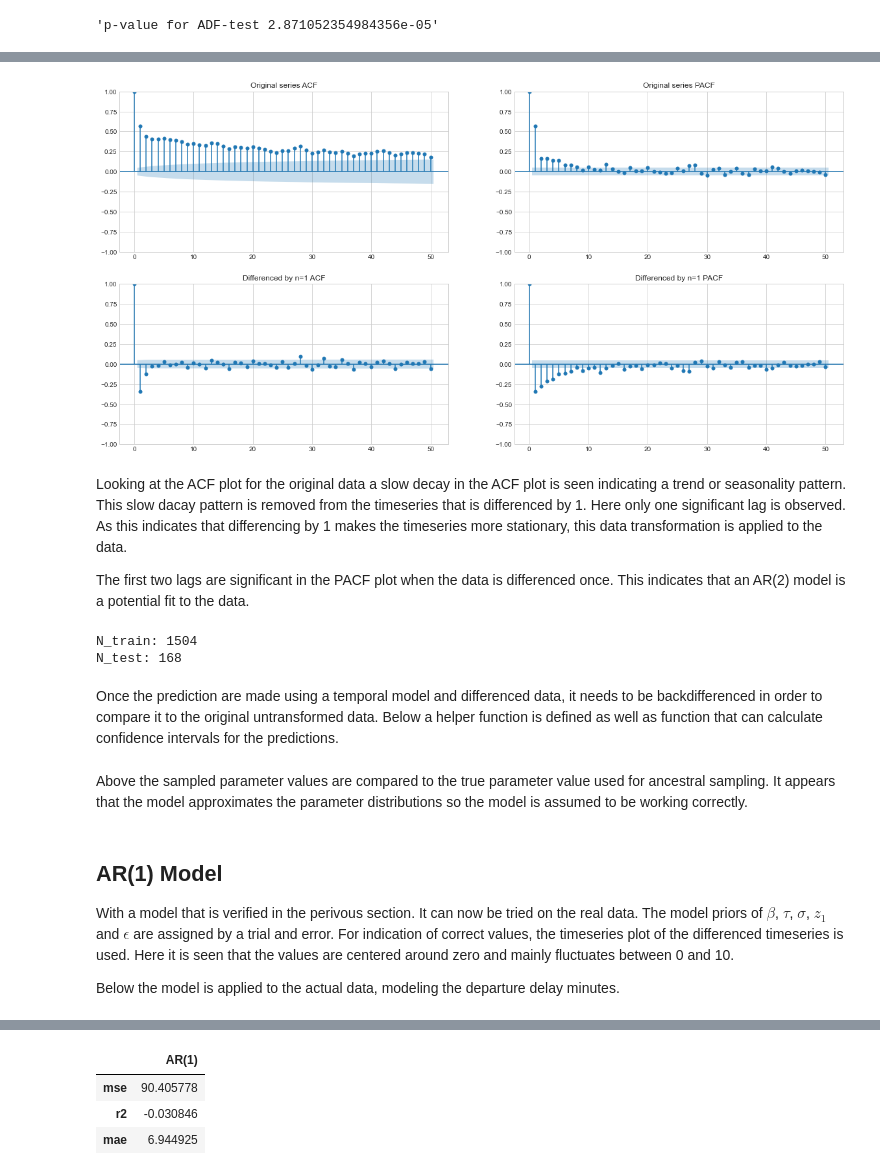
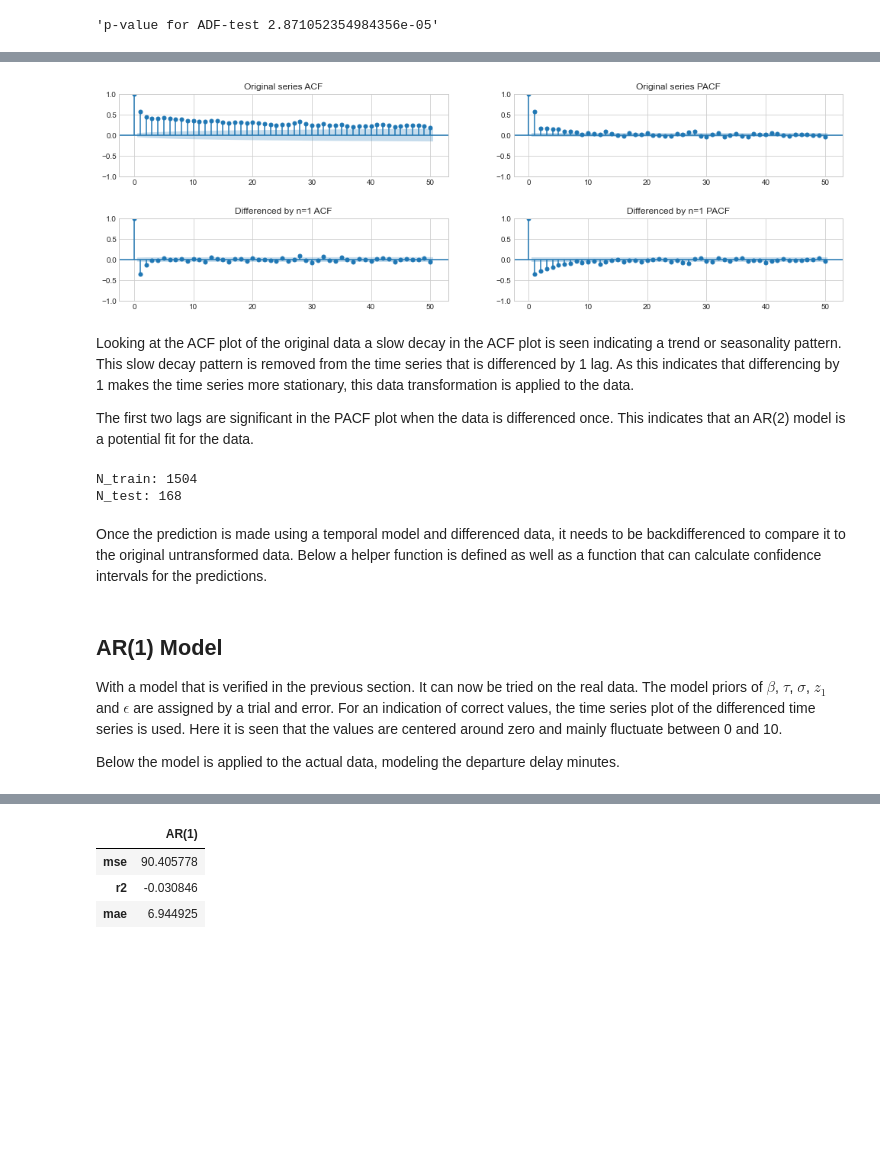
Before and after one commit to oliversvane/MBML-Project-2023, a Jupyter notebook: Arima_Models.ipynb, the cells around one changed output, grey strips where cells are left out. Cells and saved outputs as stored; diff of their text form; code cells hidden in the pictures; blank space fills up the shorter version.

```diff
--- a/Arima_Models.ipynb
+++ b/Arima_Models.ipynb
@@ -353,17 +356,18 @@ By differencing by 1, it seems like a trend in how the depature dalay minutes va
 # %%
-fig, axes = plt.subplots(2,2, figsize=(20,10))
+fig, axes = plt.subplots(2,2, figsize=(17,5))
+plt.subplots_adjust(left=None, bottom=None, right=None, top=None, wspace=None, hspace=0.5)
 axes = axes.flatten()
 sm.graphics.tsa.plot_acf(y,title='Original series ACF',lags=50, ax=axes[0]);
 sm.graphics.tsa.plot_pacf(y,title='Original series PACF',lags=50, ax=axes[1]);
 sm.graphics.tsa.plot_acf(y.diff(1).dropna(),title='Differenced by n=1 ACF',lags=50, ax=axes[2]);
 sm.graphics.tsa.plot_pacf(y.diff(1).dropna(),title='Differenced by n=1 PACF',lags=50, ax=axes[3]);
 plt.savefig('figures/pacf_acf.png', bbox_inches='tight')
 # %% [output]
-[figure, old version]
+[figure, new version]
 # %% [markdown]
-Looking at the ACF plot for the original data a slow decay in the ACF plot is seen indicating a trend or seasonality pattern. This slow dacay pattern is removed from the timeseries that is differenced by 1. Here only one significant lag is observed. As this indicates that differencing by 1 makes the timeseries more stationary, this data transformation is applied to the data.
+Looking at the ACF plot of the original data a slow decay in the ACF plot is seen indicating a trend or seasonality pattern. This slow decay pattern is removed from the time series that is differenced by 1 lag. As this indicates that differencing by 1 makes the time series more stationary, this data transformation is applied to the data.
 
-The first two lags are significant in the PACF plot when the data is differenced once. This indicates that an AR(2) model is a potential fit to the data.
+The first two lags are significant in the PACF plot when the data is differenced once. This indicates that an AR(2) model is a potential fit for the data.
 # %%
 # difference by 1
 df['diff_DepDelayMinutes'] = df['DepDelayMinutes'].diff(1)
@@ -379,14 +383,14 @@ v = df['DepDelayMinutes'].iloc[1:]
 
 # Split in train and test data
 X_train, X_test, y_train, y_test, v_train, v_test = train_test_split(X, y, v, test_size=0.10, shuffle=False)
-# %%
-print("N_train:", len(X_train))
-print("N_test:", len(y_test))
-# %% [output]
-N_train: 1504
-N_test: 168
+# %%
+print("N_train:", len(X_train))
+print("N_test:", len(y_test))
+# %% [output]
+N_train: 1504
+N_test: 168
 # %% [markdown]
-Once the prediction are made using a temporal model and differenced data, it needs to be backdifferenced in order to compare it to the original untransformed data. Below a helper function is defined as well as function that can calculate confidence intervals for the predictions.
+Once the prediction is made using a temporal model and differenced data, it needs to be backdifferenced to compare it to the original untransformed data. Below a helper function is defined as well as a function that can calculate confidence intervals for the predictions.
 # %%
 def BackDifferencing(y_train_undiffed, y_pred, y_train, test_start, lags=1):
 
@@ -422,12 +426,10 @@ def CI95(y_pred):
     Calculated 95% confidence intervals for predictions.
     """
     return pd.Series([1.96*i.std() for i in y_pred.T]).astype(float)
-# %% [markdown]
-Above the sampled parameter values are compared to the true parameter value used for ancestral sampling. It appears that the model approximates the parameter distributions so the model is assumed to be working correctly.
 # %% [markdown]
 ## AR(1) Model
 
-With a model that is verified in the perivous section. It can now be tried on the real data. The model priors of $\beta$, $\tau$, $\sigma$, $z_1$ and $\epsilon$ are assigned by a trial and error. For indication of correct values, the timeseries plot of the differenced timeseries is used. Here it is seen that the values are centered around zero and mainly fluctuates between 0 and 10.
+With a model that is verified in the previous section. It can now be tried on the real data. The model priors of $\beta$, $\tau$, $\sigma$, $z_1$ and $\epsilon$ are assigned by a trial and error. For an indication of correct values, the time series plot of the differenced time series is used. Here it is seen that the values are centered around zero and mainly fluctuate between 0 and 10.
 
 Below the model is applied to the actual data, modeling the departure delay minutes.
 # %%
```
Also changed, not shown: parts of 52 cells of this notebook, 10 other files.
